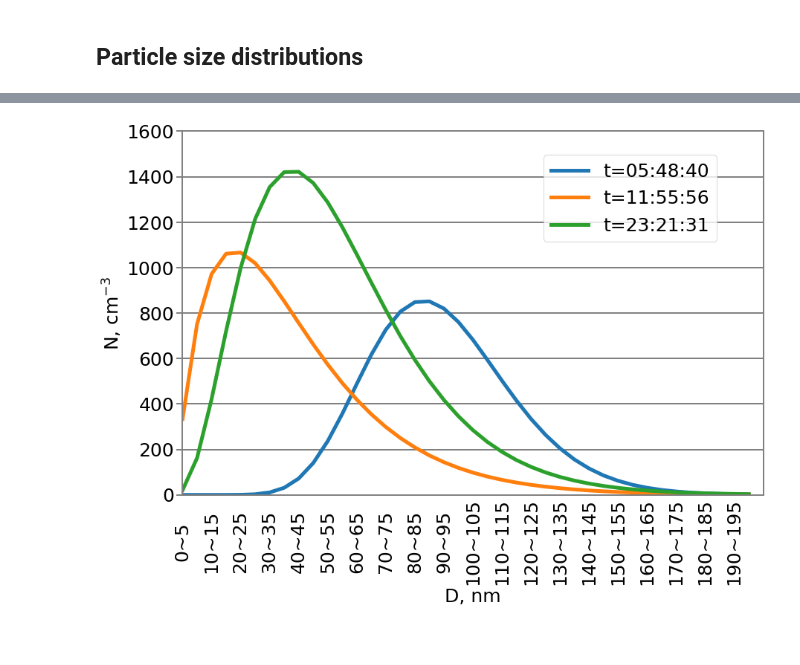
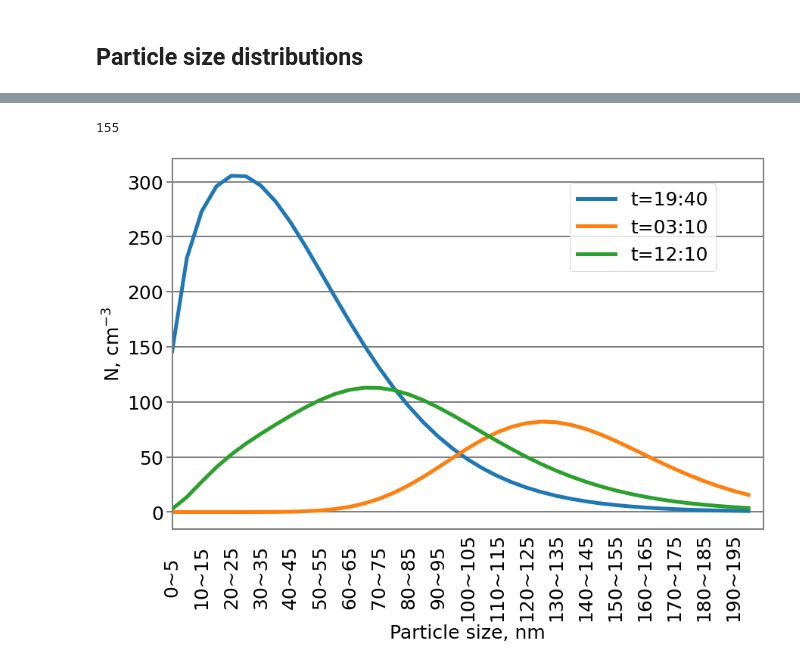
Before and after one commit to RishatZagidullin/coagulation-advection-1d, a Jupyter notebook: run_folder/baikal_data.ipynb, the cells around one changed output, grey strips where cells are left out. Drawn from its saved outputs; the diff is of its cells as text; code cells hidden in the pictures.

Commit message:
new versions of imgs in baikal data ipynb

```diff
--- a/run_folder/baikal_data.ipynb
+++ b/run_folder/baikal_data.ipynb
@@ -472,39 +412,44 @@ plt.colorbar()
 # %%
-dp = data_machta[sp_ticks].values
+#THIS IS BASED ON SMOOTH SIN
 
 fig, ax1 = plt.subplots(figsize=(14,9))
 
 plt.yticks(fontsize=25)
 plt.xticks(fontsize=25)
 
-vs = [141, 290, 568]
+vss = [45, 90, 144]
 
-ax1.plot(dp[vs[0]], color='C0', label="t="+str(data_machta['Time'][vs[0]]), lw=5)
-ax1.plot(dp[vs[1]], color='C1', label="t="+str(data_machta['Time'][vs[1]]), lw=5)
-ax1.plot(dp[vs[2]], color='C2',label="t="+str(data_machta['Time'][vs[2]]), lw=5)
+print(len(dt_time))
 
-#ax1.set_xlabel("время (безразмерное)", fontsize=20)
+
+normed_dd = dd[:,:].astype(float)
+
+ax1.plot(normed_dd[vss[0], :], color='C0', label="t="+str(dt_time[vss[0]]), lw=5)
+ax1.plot(normed_dd[vss[1], :], color='C1', label="t="+str(dt_time[vss[1]]), lw=5)
+ax1.plot(normed_dd[vss[2], :], color='C2',label="t="+str(dt_time[vss[2]]), lw=5)
+
 ax1.set_ylabel("N, cm$^{-3}$", fontsize=25,color='black')
-ax1.set_xlabel("D, nm", fontsize=25, color='black')
+ax1.set_xlabel("Particle size, nm", fontsize=25, color='black')
 
 ax1.grid(axis='y', lw=2, color='grey')
 
 ax1.tick_params(bottom = False)
 
 ax1.tick_params('both', length=8, which='major', color='grey', width='2')
 
 for spine in ax1.spines.values():
     spine.set_edgecolor('grey')
     spine.set_linewidth(2)
 
 #ax1.set_xlim([0,1])
-ax1.set_ylim([0.0,1600])
+#ax1.set_ylim([0.0,1600])
 
 ax1.set_xticks(ticks=sp_ticks_pos[::2], labels=sp_ticks[::2], va='center')
 ax1.xaxis.set_tick_params(rotation=90, labelsize=25, pad=55)
 
 plt.xlim(0,40)
 fig.legend(fontsize=25, bbox_to_anchor=(0.35, 0.35, 0.5, 0.5))
 plt.savefig("spectra.pdf", bbox_inches='tight', format='pdf')
 # %% [output]
+155
-[figure, old version]
+[figure, new version]
```
Also changed, not shown: parts of 11 cells of this notebook, 1 other file.
